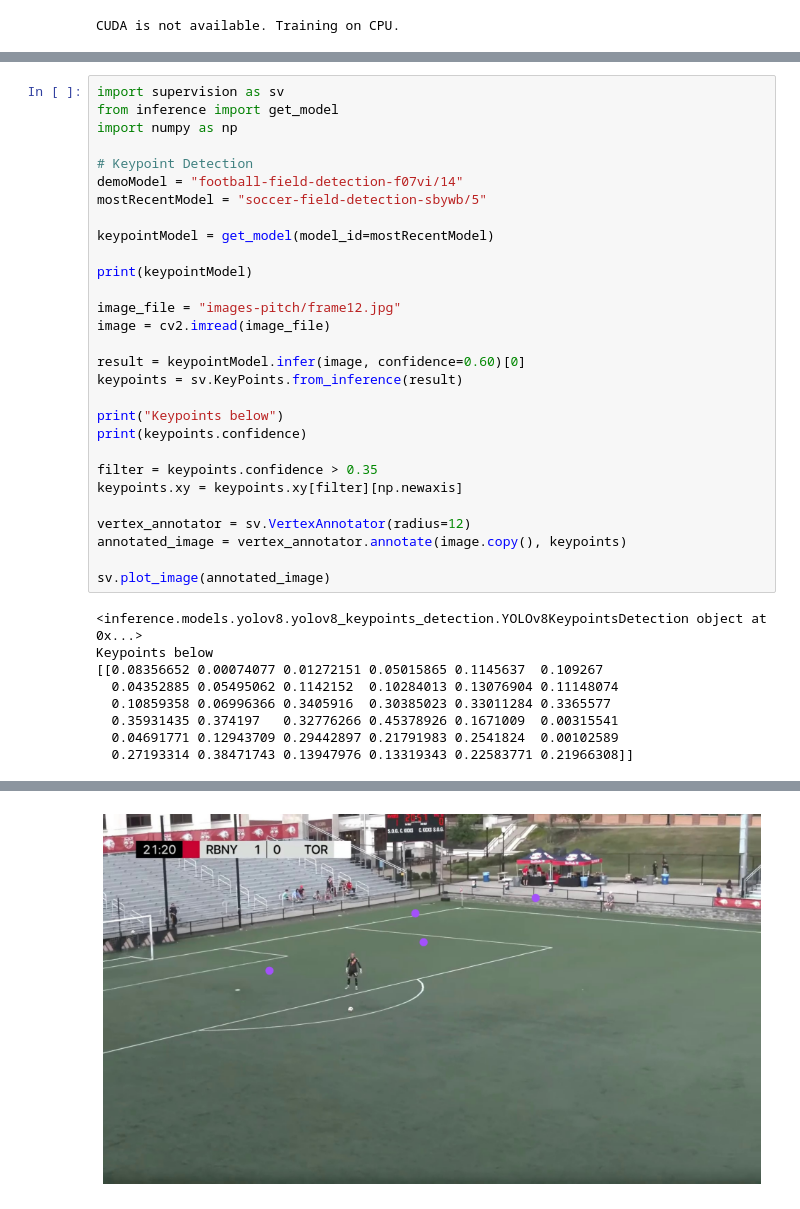
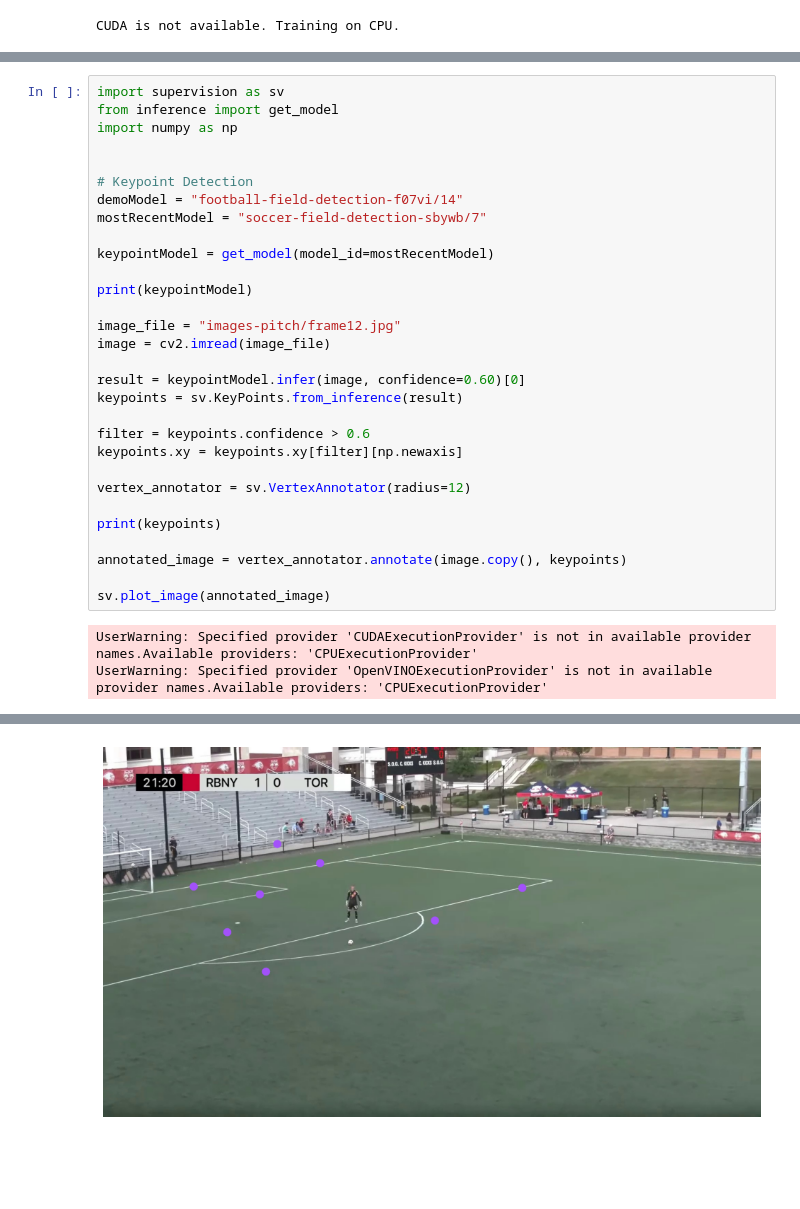
Before and after one commit to Isss11/soccer-computer-vision-analysis, a Jupyter notebook: detector.ipynb, the cells around one changed output, grey strips where cells are left out. Saved outputs shown, nothing was run; the diff lists cells and outputs as text; blank space fills up the shorter version.

Commit message:
Improve Modularity of Keypoint Detection

```diff
--- a/detector.ipynb
+++ b/detector.ipynb
@@ -145,9 +185,10 @@ import supervision as sv
 from inference import get_model
 import numpy as np
 
+
 # Keypoint Detection
 demoModel = "football-field-detection-f07vi/14"
-mostRecentModel = "soccer-field-detection-sbywb/5"
+mostRecentModel = "soccer-field-detection-sbywb/7"
 
 keypointModel = get_model(model_id=mostRecentModel)
 
@@ -159,22 +200,16 @@ image = cv2.imread(image_file)
 result = keypointModel.infer(image, confidence=0.60)[0]
 keypoints = sv.KeyPoints.from_inference(result)
 
-print("Keypoints below")
-print(keypoints.confidence)
-
-filter = keypoints.confidence > 0.35
+filter = keypoints.confidence > 0.6
 keypoints.xy = keypoints.xy[filter][np.newaxis]
 
 vertex_annotator = sv.VertexAnnotator(radius=12)
+
+print(keypoints)
+
 annotated_image = vertex_annotator.annotate(image.copy(), keypoints)
 
 sv.plot_image(annotated_image)
 # %% [output]
-<inference.models.yolov8.yolov8_keypoints_detection.YOLOv8KeypointsDetection object at 0x...>
-Keypoints below
-[[0.08356652 0.00074077 0.01272151 0.05015865 0.1145637  0.109267
-  0.04352885 0.05495062 0.1142152  0.10284013 0.13076904 0.11148074
-  0.10859358 0.06996366 0.3405916  0.30385023 0.33011284 0.3365577
-  0.35931435 0.374197   0.32776266 0.45378926 0.1671009  0.00315541
-  0.04691771 0.12943709 0.29442897 0.21791983 0.2541824  0.00102589
-  0.27193314 0.38471743 0.13947976 0.13319343 0.22583771 0.21966308]]
+UserWarning: Specified provider 'CUDAExecutionProvider' is not in available provider names.Available providers: 'CPUExecutionProvider'
+UserWarning: Specified provider 'OpenVINOExecutionProvider' is not in available provider names.Available providers: 'CPUExecutionProvider'
@@ -181 +234 @@ Keypoints below
-[figure, old version]
+[figure, new version]
```
Also changed, not shown: parts of 4 cells of this notebook.
